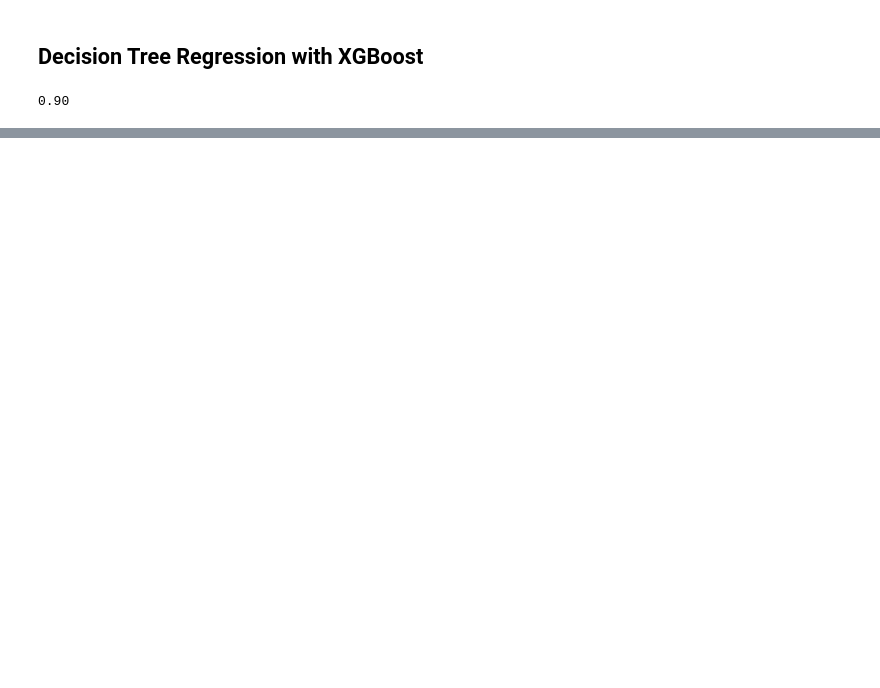
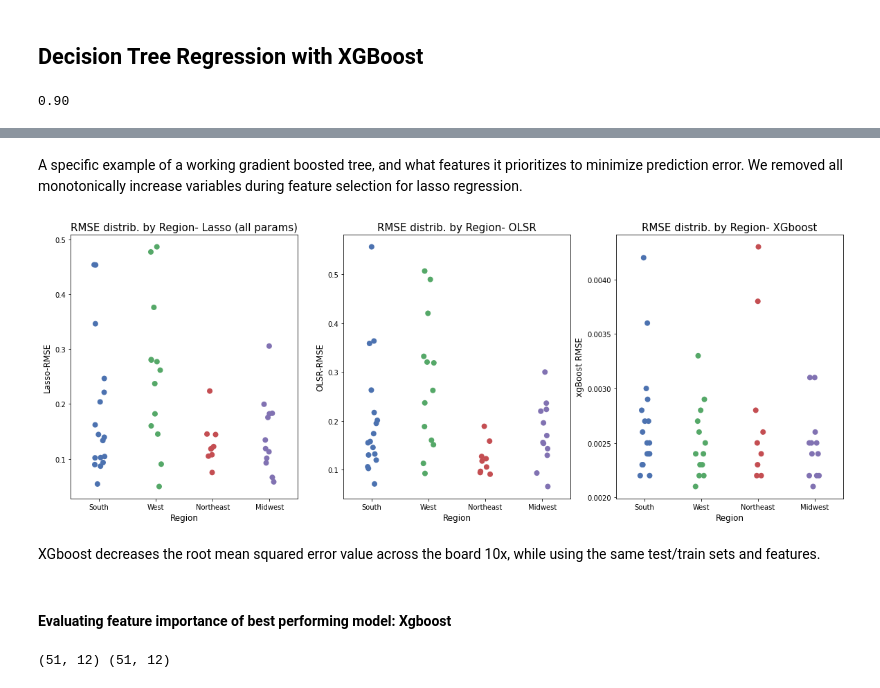
Before and after one commit to cjohnsoncruz/covid_spread_and_business_revenue, a Jupyter notebook: Quantifying_how_Covid_Case_Rates_affect_Business_Revenue.ipynb, the cells around one changed output, grey strips where cells are left out. Saved outputs shown, nothing was run; the diff lists cells and outputs as text; code cells hidden in the pictures; blank space fills up the shorter version.

```diff
--- a/Quantifying_how_Covid_Case_Rates_affect_Business_Revenue.ipynb
+++ b/Quantifying_how_Covid_Case_Rates_affect_Business_Revenue.ipynb
@@ -619,0 +590,5 @@ print(len(indep_varsa))
+# %%
+
+#create a dataframe of the mean RMSE across all cross validation folds for all states for gradient boosted trees
+df_xgb_RMSE_by_state = pd.DataFrame.from_dict(MSE_xgboost_state, orient = 'index', columns = ['xgBoost RMSE'])
+df_xgb_RMSE_by_state.head()
@@ -619,0 +602,3 @@ print(len(indep_varsa))
+# %%
+df_model_performance_by_state = pd.merge(df_model_performance_by_state,df_xgb_RMSE_by_state, how = 'inner',left_on = 'State', right_index = True)
+df_model_performance_by_state.head()
@@ -619,0 +626,38 @@ print(len(indep_varsa))
+# %% [markdown]
+A specific example of a working gradient boosted tree, and what features it prioritizes to minimize prediction error. We removed all monotonically increase variables during feature selection for lasso regression.
+# %%
+#create boxplot of state values by region
+label_font_size = 12
+tick_font_size = 10
+fig, ax = plt.subplots(1,3, figsize = (20,7))
+g= sns.stripplot(x = 'Region', y = "Lasso-RMSE", data = df_model_performance_by_state, size = 8, ax = ax[0]);
+ax[0].tick_params(labelsize=tick_font_size)
+ax[0].xaxis.label.set_fontsize(label_font_size)
+ax[0].yaxis.label.set_fontsize(label_font_size)
+ax[0].set_title('RMSE distrib. by Region- Lasso (all params)', fontsize=15);
+
+g= sns.stripplot(x = 'Region', y = "OLSR-RMSE", data = df_model_performance_by_state, size = 8, ax = ax[1]);
+ax[1].tick_params(labelsize=tick_font_size)
+ax[1].xaxis.label.set_fontsize(label_font_size)
+ax[1].yaxis.label.set_fontsize(label_font_size)
+ax[1].set_title('RMSE distrib. by Region- OLSR', fontsize=15);
+
+g= sns.stripplot(x = 'Region', y = "xgBoost RMSE", data = round(df_model_performance_by_state, 4), size = 8, ax = ax[2]);
+ax[2].tick_params(labelsize=tick_font_size)
+ax[2].xaxis.label.set_fontsize(label_font_size)
+ax[2].yaxis.label.set_fontsize(label_font_size)
+ax[2].set_title('RMSE distrib. by Region- XGboost', fontsize=15);
+# %% [output]
+[figure, added]
+# %% [markdown]
+XGboost decreases the root mean squared error value across the board 10x, while using the same test/train sets and features.
+# %% [markdown]
+#### Evaluating feature importance of best performing model: Xgboost
+# %%
+xgboost_model_feature_weights_all = np.empty((len(all_state_names),xgboost_models_state[state].feature_importances_.size))
+#row for state, column for feature input
+for i, state in enumerate(all_state_names): #this will be each row
+    #print(xgboost_models_state[state].feature_importances_.shape)
+    xgboost_model_feature_weights_all[i, :] = np.transpose(xgboost_models_state[state].feature_importances_)
+# %% [output]
+(51, 12) (51, 12)
```
Also changed, not shown: parts of 29 cells of this notebook.
